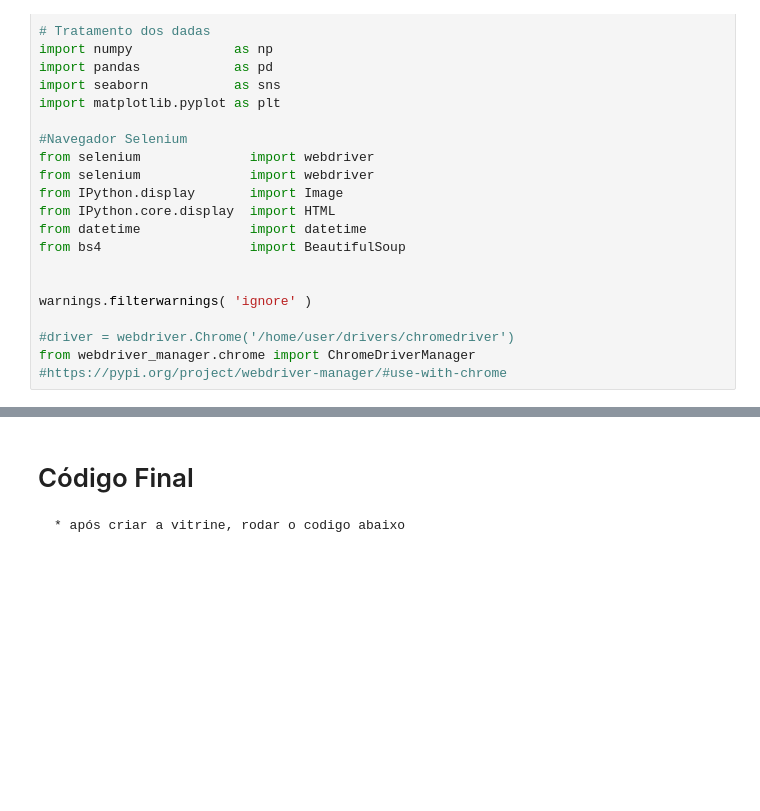
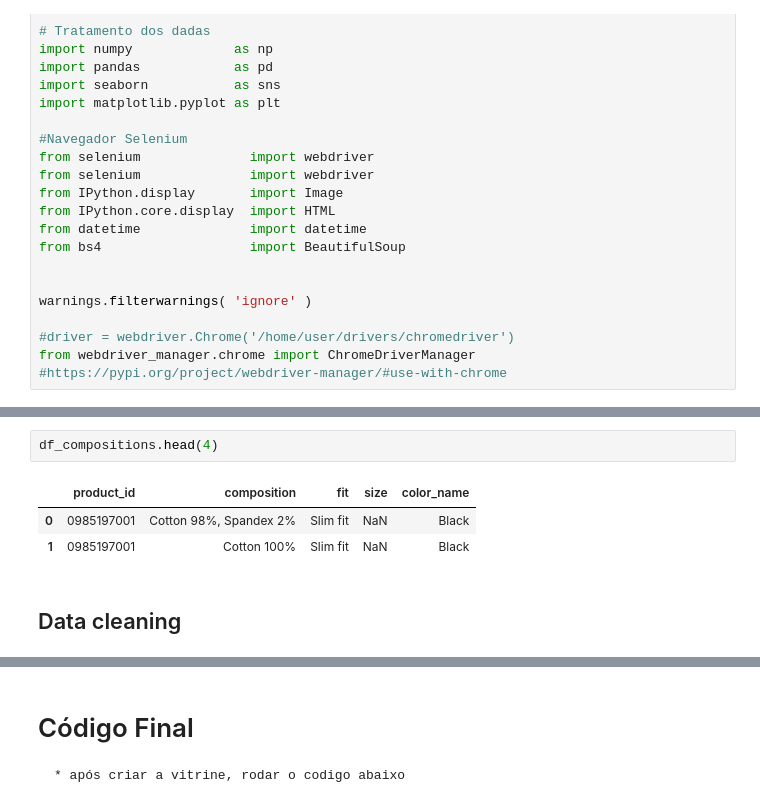
Before and after one commit to BrunoGeraldine/star_jeans_commerce_bmg, a Jupyter notebook: notebook/c02_etl_beautifulsoup.ipynb, the cells around one changed output, grey strips where cells are left out. Saved outputs shown, nothing was run; the diff lists cells and outputs as text; blank space fills up the shorter version.

```diff
--- a/notebook/c02_etl_beautifulsoup.ipynb
+++ b/notebook/c02_etl_beautifulsoup.ipynb
@@ -464,0 +296,8 @@ data['product_id'] = data['product_id'].astype( int )
+# %%
+df_compositions.head(4)
+# %% [output]
+|  | product_id | composition | fit | size | color_name |
+| 0 | 0985197001 | Cotton 98%, Spandex 2% | Slim fit | NaN | Black |
+| 1 | 0985197001 | Cotton 100% | Slim fit | NaN | Black |
+# %% [markdown]
+## Data cleaning
```
Also changed, not shown: parts of 41 cells of this notebook.
